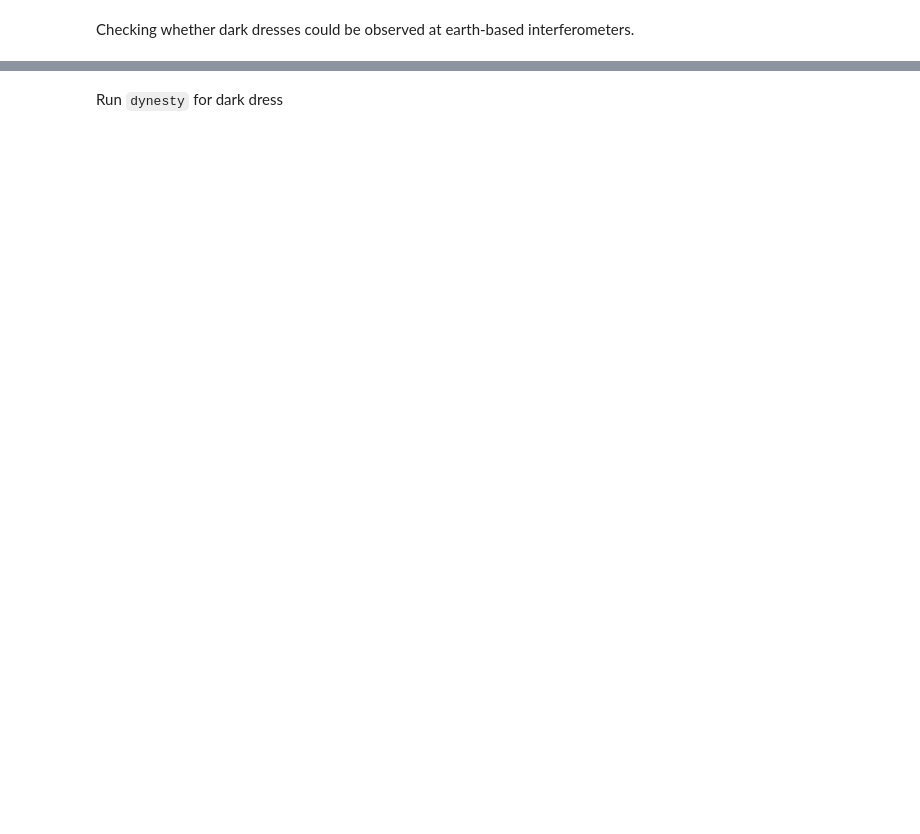
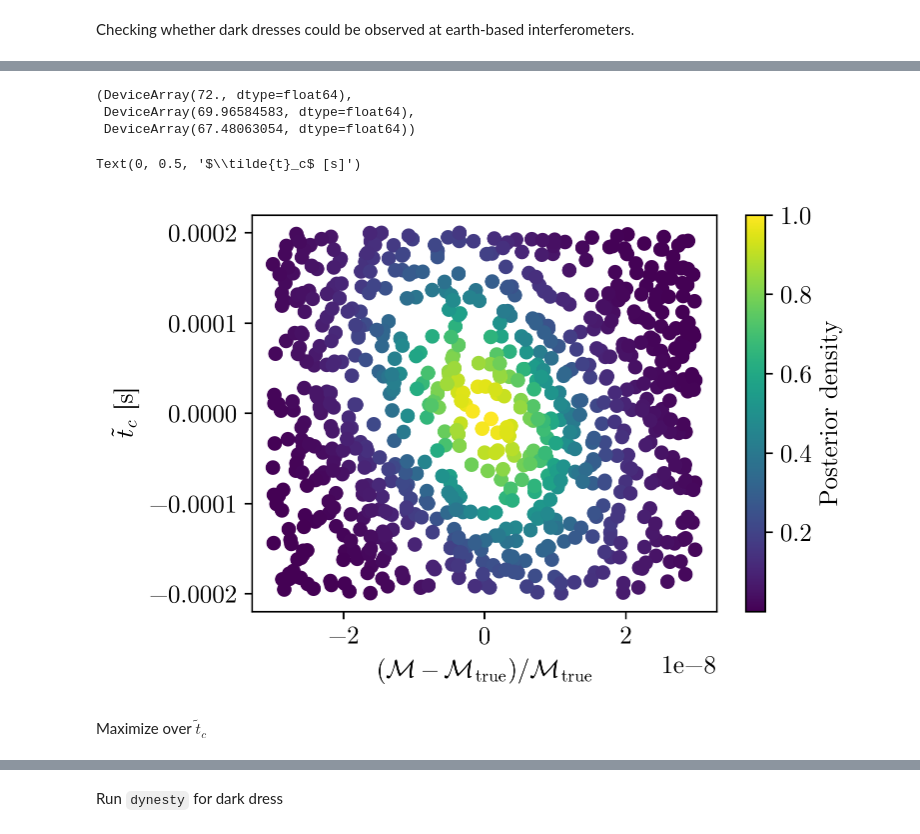
Before and after one commit to adam-coogan/pydd, a Jupyter notebook: notebooks/earth-based-ns.ipynb, the cells around one changed output, grey strips where cells are left out. Saved outputs shown, nothing was run; the diff lists cells and outputs as text; code cells hidden in the pictures; blank space fills up the shorter version.

```diff
--- a/notebooks/earth-based-ns.ipynb
+++ b/notebooks/earth-based-ns.ipynb
@@ -73,0 +127,48 @@ pad_low, pad_high = get_match_pads(fs)
+# %%
+# 2D: (Mc, tT_c)
+# Without cutting
+M_chirp_MSUN_range = jnp.array([
+    dd_d.M_chirp / MSUN * (1 - 3e-8),
+    dd_d.M_chirp / MSUN * (1 + 3e-8)
+])
+tT_c_range = jnp.array([-0.0002, 0.0002])
+
+
+def ptform(u):
+    M_chirp_MSUN = (M_chirp_MSUN_range[1] - M_chirp_MSUN_range[0]) * u[
+        0
+    ] + M_chirp_MSUN_range[0]
+    tT_c = (tT_c_range[1] - tT_c_range[0]) * u[1] + tT_c_range[0]
+    return jnp.array([M_chirp_MSUN, tT_c])
+# %%
+(
+    ll_fn(jnp.array([dd_d.M_chirp / MSUN, dd_d.tT_c])),
+    ll_fn(jnp.array([dd_d.M_chirp / MSUN, tT_c_range[0]])),
+    ll_fn(jnp.array([M_chirp_MSUN_range[0], dd_d.tT_c])),
+)
+# %% [output]
+(DeviceArray(72., dtype=float64),
+ DeviceArray(69.96584583, dtype=float64),
+ DeviceArray(67.48063054, dtype=float64))
+# %%
+key = random.PRNGKey(50)
+
+key, subkey = random.split(key)
+us = random.uniform(subkey, shape=(2, 800))
+vs = ptform(us).T
+lls = np.zeros(len(vs))
+for i in trange(len(vs)):
+    lls[i] = ll_fn(vs[i])
+
+lls = jnp.array(lls) - lls.min()
+# %%
+xys = (vs - jnp.array([dd_d.M_chirp / MSUN, 0.])) / jnp.array([dd_d.M_chirp / MSUN, 1.])
+plt.scatter(*xys.T, c=jnp.exp(lls) / jnp.exp(lls).max())
+plt.colorbar(label="Posterior density")
+plt.xlabel(r"$(\mathcal{M} - \mathcal{M}_\mathrm{true}) / \mathcal{M}_\mathrm{true}$")
+plt.ylabel(r"$\tilde{t}_c$ [s]")
+# %% [output]
+Text(0, 0.5, '$\\tilde{t}_c$ [s]')
+[figure, added]
+# %% [markdown]
+Maximize over $\tilde{t}_c$
```
Also changed, not shown: parts of 50 cells of this notebook.
